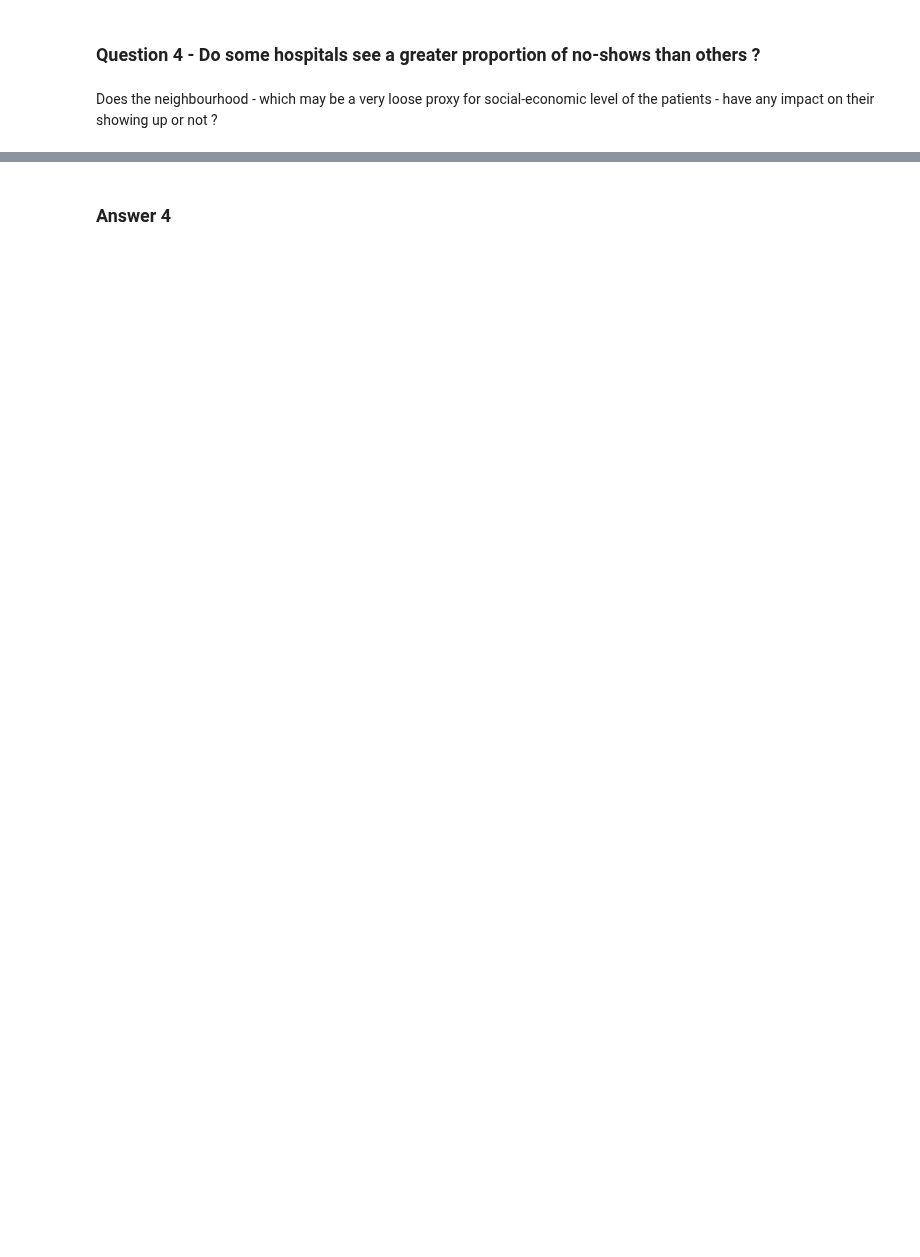
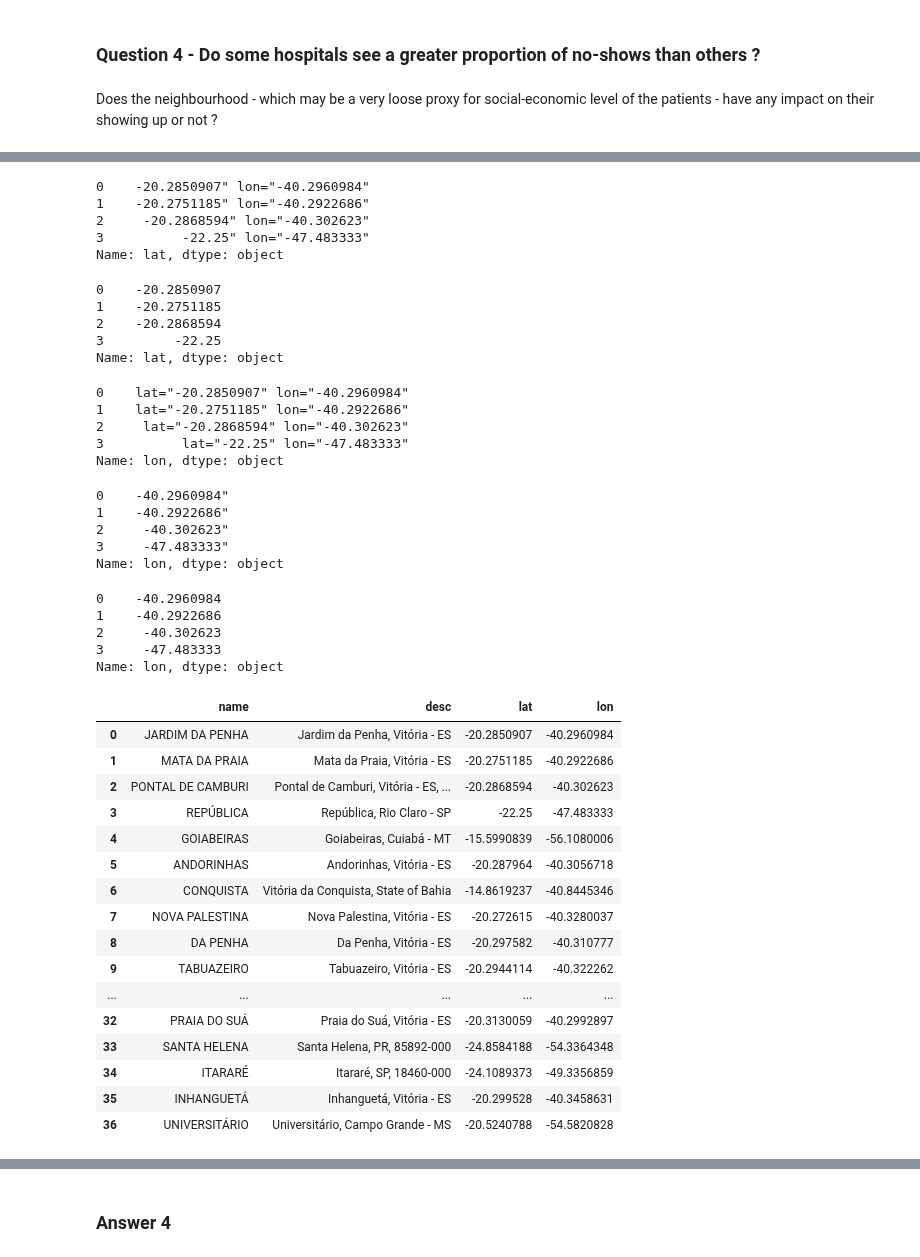
Before and after one commit to Zabamund/datasci-nano, a Jupyter notebook: inv-dataset/noshow.ipynb, the cells around one changed output, grey strips where cells are left out. Cells and saved outputs as stored; diff of their text form; code cells hidden in the pictures; blank space fills up the shorter version.

```diff
--- a/inv-dataset/noshow.ipynb
+++ b/inv-dataset/noshow.ipynb
@@ -793,0 +872,77 @@ Does the neighbourhood - which may be a very loose proxy for social-economic lev
+# %%
+# 1. remove duplicate data in lat column
+# remove the first lat section: 'lat="'
+df_hosplist['lat'].replace(regex=True,to_replace="lat=\"",value='',inplace=True)
+# check output
+df_hosplist['lat'].loc[:3]
+# %% [output]
+0    -20.2850907" lon="-40.2960984"
+1    -20.2751185" lon="-40.2922686"
+2     -20.2868594" lon="-40.302623"
+3          -22.25" lon="-47.483333"
+Name: lat, dtype: object
+# %%
+# remove the end of the string: '" lon="-40.2960984"'
+# the lon always starts with 'minus-two-digits-dot' but there is a variable number of decimal places
+# therefore the regex must be adapted
+df_hosplist['lat'].replace(regex=True,to_replace="\" lon=\"-[0-9]*.[0-9]*\"",value='',inplace=True)
+# check output
+df_hosplist['lat'].loc[:3]
+# %% [output]
+0    -20.2850907
+1    -20.2751185
+2    -20.2868594
+3         -22.25
+Name: lat, dtype: object
+# %%
+df_hosplist['lon'].loc[:3]
+# %% [output]
+0    lat="-20.2850907" lon="-40.2960984"
+1    lat="-20.2751185" lon="-40.2922686"
+2     lat="-20.2868594" lon="-40.302623"
+3          lat="-22.25" lon="-47.483333"
+Name: lon, dtype: object
+# %%
+# 2. remove duplicate data in lon column
+# remove the first part of the string before the longitude
+df_hosplist['lon'].replace(regex=True,to_replace="lat=\"-[0-9]*.[0-9]*\" lon=\"",value='',inplace=True)
+# check output
+df_hosplist['lon'].loc[:3]
+# %% [output]
+0    -40.2960984"
+1    -40.2922686"
+2     -40.302623"
+3     -47.483333"
+Name: lon, dtype: object
+# %%
+# remove the last '"'
+df_hosplist['lon'].replace(regex=True,to_replace="\"",value='',inplace=True)
+# check output
+df_hosplist['lon'].loc[:3]
+# %% [output]
+0    -40.2960984
+1    -40.2922686
+2     -40.302623
+3     -47.483333
+Name: lon, dtype: object
+# %%
+# Check df for correct formats of lat lon
+df_hosplist
+# %% [output]
+|  | name | desc | lat | lon |
+| 0 | JARDIM DA PENHA | Jardim da Penha, Vitória - ES | -20.2850907 | -40.2960984 |
+| 1 | MATA DA PRAIA | Mata da Praia, Vitória - ES | -20.2751185 | -40.2922686 |
+| 2 | PONTAL DE CAMBURI | Pontal de Camburi, Vitória - ES, ... | -20.2868594 | -40.302623 |
+| 3 | REPÚBLICA | República, Rio Claro - SP | -22.25 | -47.483333 |
+| 4 | GOIABEIRAS | Goiabeiras, Cuiabá - MT | -15.5990839 | -56.1080006 |
+| 5 | ANDORINHAS | Andorinhas, Vitória - ES | -20.287964 | -40.3056718 |
+| 6 | CONQUISTA | Vitória da Conquista, State of Bahia | -14.8619237 | -40.8445346 |
+| 7 | NOVA PALESTINA | Nova Palestina, Vitória - ES | -20.272615 | -40.3280037 |
+| 8 | DA PENHA | Da Penha, Vitória - ES | -20.297582 | -40.310777 |
+| 9 | TABUAZEIRO | Tabuazeiro, Vitória - ES | -20.2944114 | -40.322262 |
+| ... | ... | ... | ... | ... |
+| 32 | PRAIA DO SUÁ | Praia do Suá, Vitória - ES | -20.3130059 | -40.2992897 |
+| 33 | SANTA HELENA | Santa Helena, PR, 85892-000 | -24.8584188 | -54.3364348 |
+| 34 | ITARARÉ | Itararé, SP, 18460-000 | -24.1089373 | -49.3356859 |
+| 35 | INHANGUETÁ | Inhanguetá, Vitória - ES | -20.299528 | -40.3458631 |
+| 36 | UNIVERSITÁRIO | Universitário, Campo Grande - MS | -20.5240788 | -54.5820828 |
```
Also changed, not shown: parts of 17 cells of this notebook.
